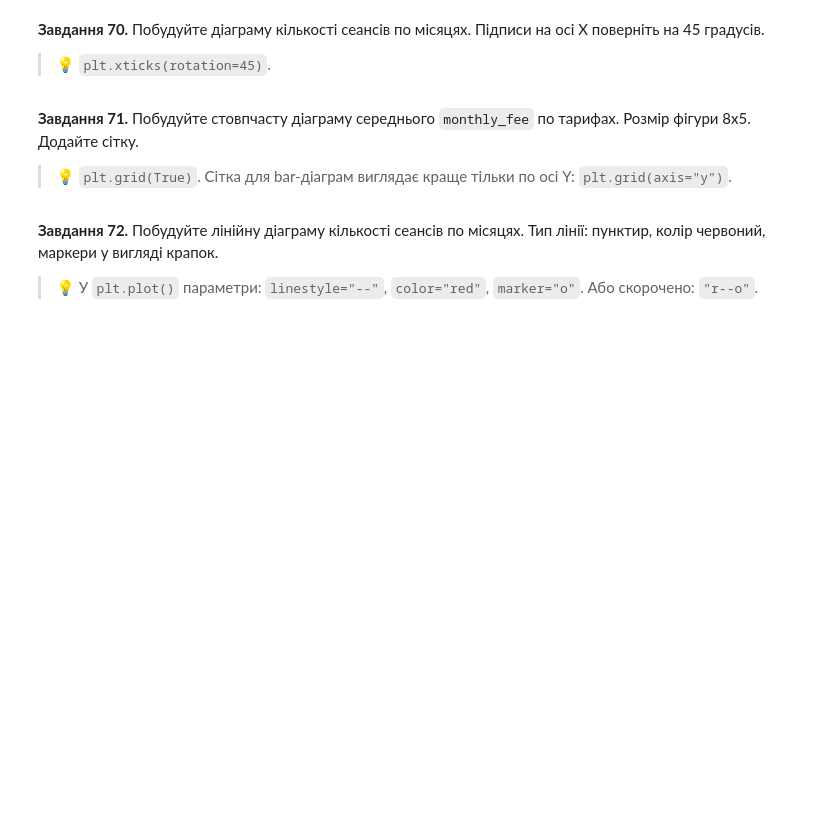
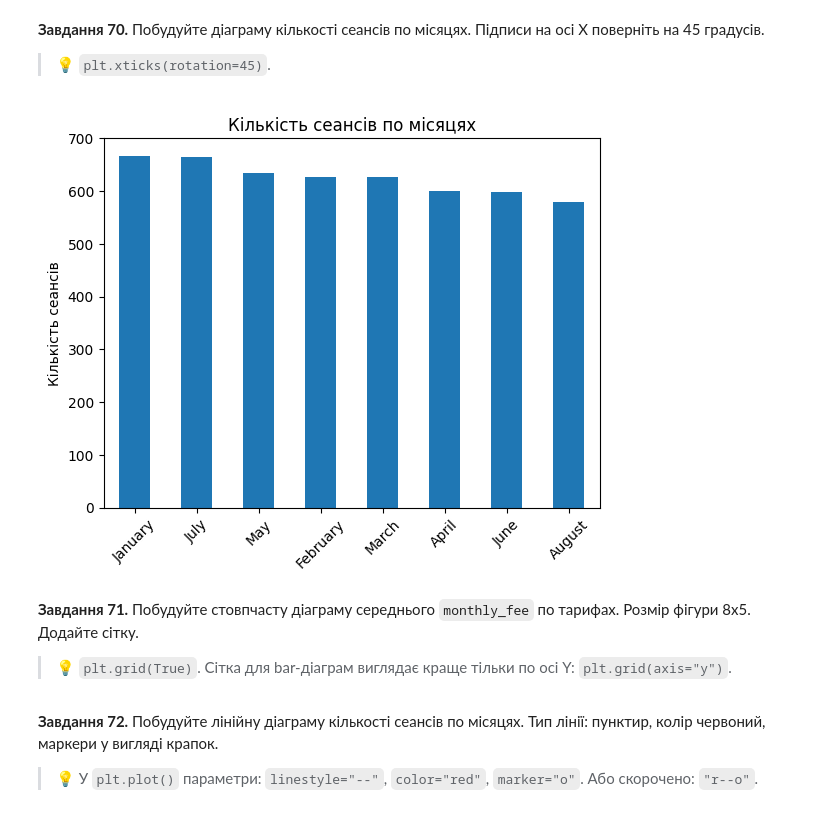
Before and after one commit to NadiiaIvashchuk/DTA_2026, a Jupyter notebook: classmade/pandas_viz_practice.ipynb, the cells around one changed output. Drawn from its saved outputs; the diff is of its cells as text; code cells hidden in the pictures; blank space fills up the shorter version.

```diff
--- a/classmade/pandas_viz_practice.ipynb
+++ b/classmade/pandas_viz_practice.ipynb
@@ -1256,3 +1288,13 @@ plt.show()
+# %%
+# Завдання 70:
+sess['date'].dt.month_name().value_counts().plot(kind='bar')
+plt.title('Кількість сеансів по місяцях')
+plt.xlabel('')
+plt.ylabel('Кількість сеансів')
+plt.xticks(rotation=45)
+plt.show()
+# %% [output]
+[figure, added]
 # %% [markdown]
 **Завдання 71.** Побудуйте стовпчасту діаграму середнього `monthly_fee` по тарифах. Розмір фігури 8x5. Додайте сітку.
 
```
Also changed, not shown: parts of 8 cells of this notebook.
